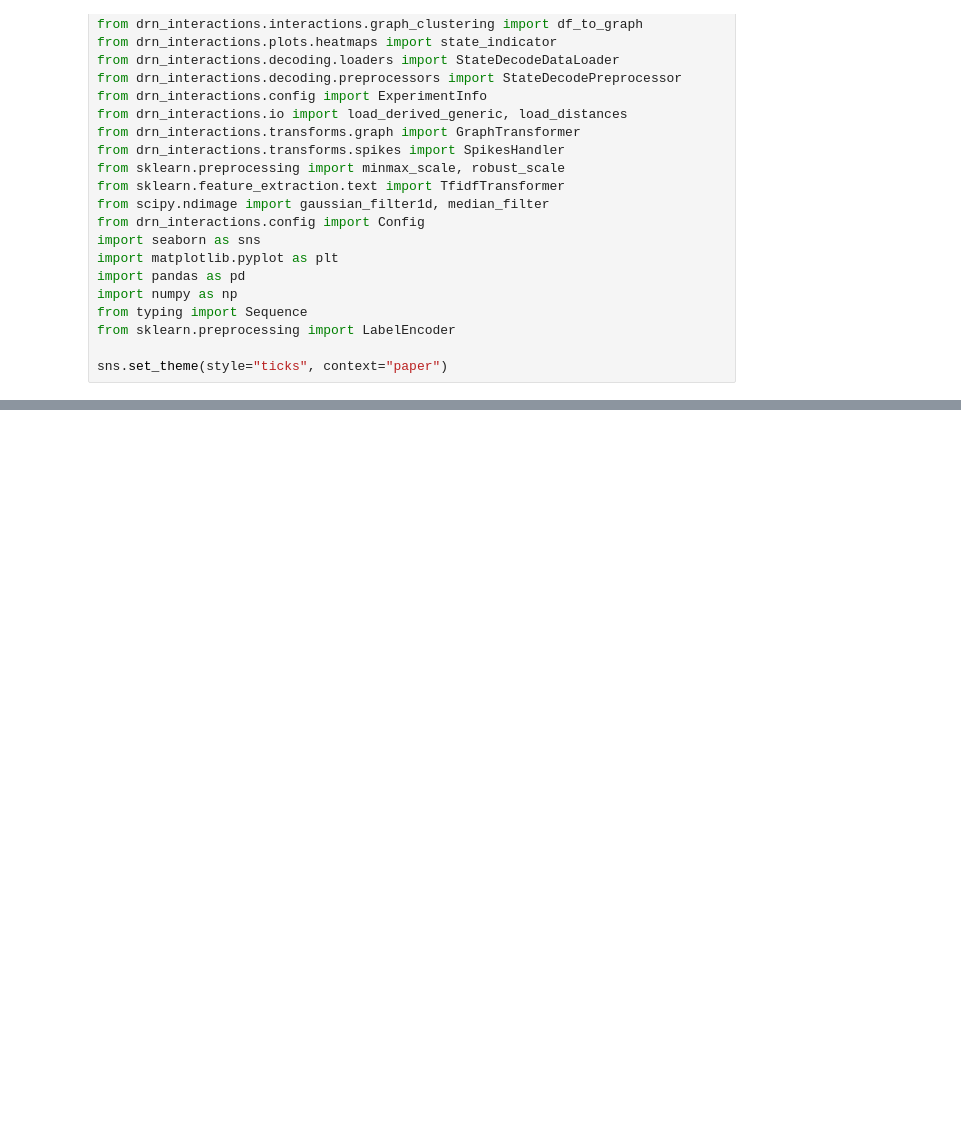
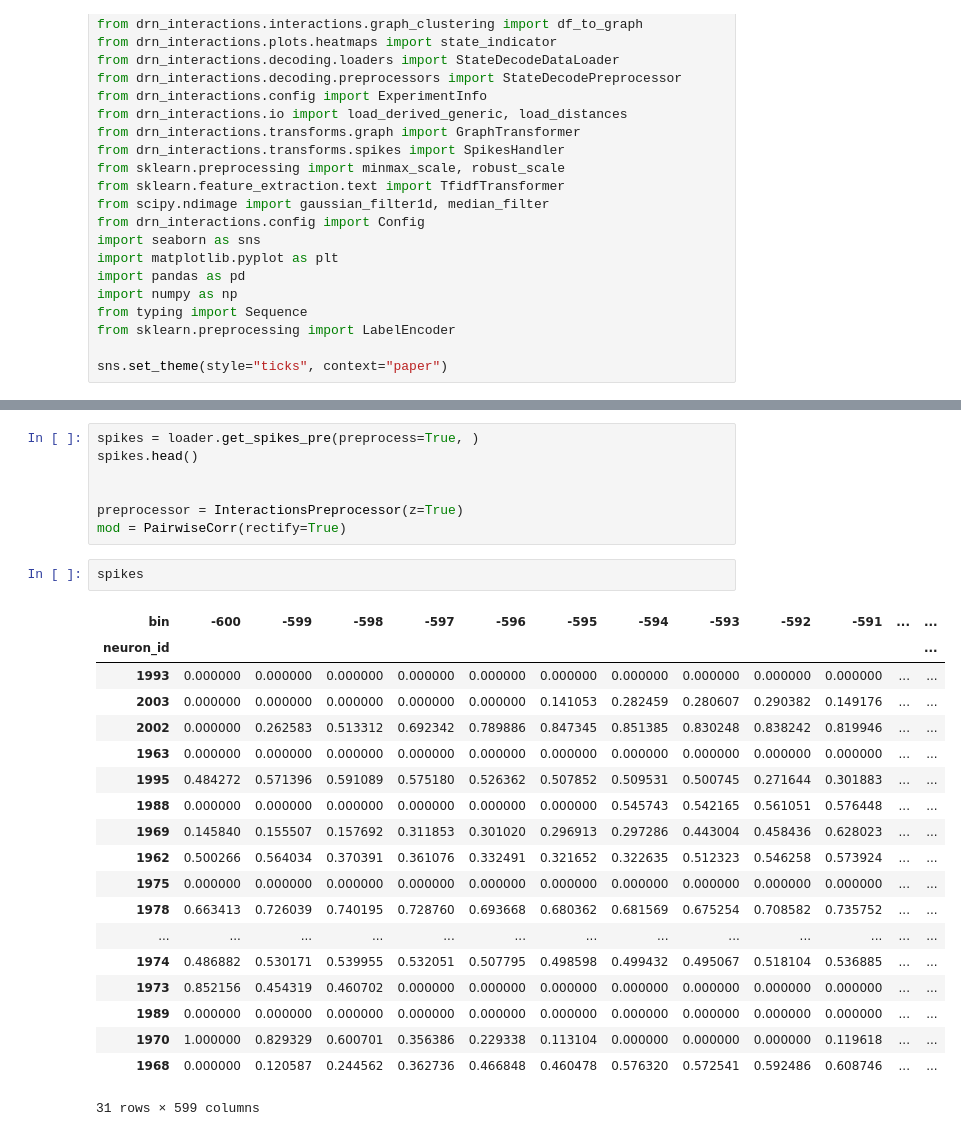
Before and after one commit to Ruairi-osul/drn-interactions, a Jupyter notebook: notebooks/Foot Shock - Slow/Interactions - Figure.ipynb, the cells around one changed output, grey strips where cells are left out. Drawn from its saved outputs; the diff is of its cells as text; blank space fills up the shorter version.

```diff
--- a/notebooks/Foot Shock - Slow/Interactions - Figure.ipynb
+++ b/notebooks/Foot Shock - Slow/Interactions - Figure.ipynb
@@ -223,0 +233,29 @@ f.savefig(Config.fig_dir / "fs - interactions - examples.png", bbox_inches="tigh
+# %%
+spikes = loader.get_spikes_pre(preprocess=True, )
+spikes.head()
+
+
+preprocessor = InteractionsPreprocessor(z=True)
+mod = PairwiseCorr(rectify=True)
+# %%
+spikes
+# %% [output]
+| bin | -600 | -599 | -598 | -597 | -596 | -595 | -594 | -593 | -592 | -591 | ... | ... |
+| neuron_id |  |  |  |  |  |  |  |  |  |  |  | ... |
+| 1993 | 0.000000 | 0.000000 | 0.000000 | 0.000000 | 0.000000 | 0.000000 | 0.000000 | 0.000000 | 0.000000 | 0.000000 | ... | ... |
+| 2003 | 0.000000 | 0.000000 | 0.000000 | 0.000000 | 0.000000 | 0.141053 | 0.282459 | 0.280607 | 0.290382 | 0.149176 | ... | ... |
+| 2002 | 0.000000 | 0.262583 | 0.513312 | 0.692342 | 0.789886 | 0.847345 | 0.851385 | 0.830248 | 0.838242 | 0.819946 | ... | ... |
+| 1963 | 0.000000 | 0.000000 | 0.000000 | 0.000000 | 0.000000 | 0.000000 | 0.000000 | 0.000000 | 0.000000 | 0.000000 | ... | ... |
+| 1995 | 0.484272 | 0.571396 | 0.591089 | 0.575180 | 0.526362 | 0.507852 | 0.509531 | 0.500745 | 0.271644 | 0.301883 | ... | ... |
+| 1988 | 0.000000 | 0.000000 | 0.000000 | 0.000000 | 0.000000 | 0.000000 | 0.545743 | 0.542165 | 0.561051 | 0.576448 | ... | ... |
+| 1969 | 0.145840 | 0.155507 | 0.157692 | 0.311853 | 0.301020 | 0.296913 | 0.297286 | 0.443004 | 0.458436 | 0.628023 | ... | ... |
+| 1962 | 0.500266 | 0.564034 | 0.370391 | 0.361076 | 0.332491 | 0.321652 | 0.322635 | 0.512323 | 0.546258 | 0.573924 | ... | ... |
+| 1975 | 0.000000 | 0.000000 | 0.000000 | 0.000000 | 0.000000 | 0.000000 | 0.000000 | 0.000000 | 0.000000 | 0.000000 | ... | ... |
+| 1978 | 0.663413 | 0.726039 | 0.740195 | 0.728760 | 0.693668 | 0.680362 | 0.681569 | 0.675254 | 0.708582 | 0.735752 | ... | ... |
+| ... | ... | ... | ... | ... | ... | ... | ... | ... | ... | ... | ... | ... |
+| 1974 | 0.486882 | 0.530171 | 0.539955 | 0.532051 | 0.507795 | 0.498598 | 0.499432 | 0.495067 | 0.518104 | 0.536885 | ... | ... |
+| 1973 | 0.852156 | 0.454319 | 0.460702 | 0.000000 | 0.000000 | 0.000000 | 0.000000 | 0.000000 | 0.000000 | 0.000000 | ... | ... |
+| 1989 | 0.000000 | 0.000000 | 0.000000 | 0.000000 | 0.000000 | 0.000000 | 0.000000 | 0.000000 | 0.000000 | 0.000000 | ... | ... |
+| 1970 | 1.000000 | 0.829329 | 0.600701 | 0.356386 | 0.229338 | 0.113104 | 0.000000 | 0.000000 | 0.000000 | 0.119618 | ... | ... |
+| 1968 | 0.000000 | 0.120587 | 0.244562 | 0.362736 | 0.466848 | 0.460478 | 0.576320 | 0.572541 | 0.592486 | 0.608746 | ... | ... |
+31 rows × 599 columns
```
Also changed, not shown: parts of 3 cells of this notebook, 15 other files.
